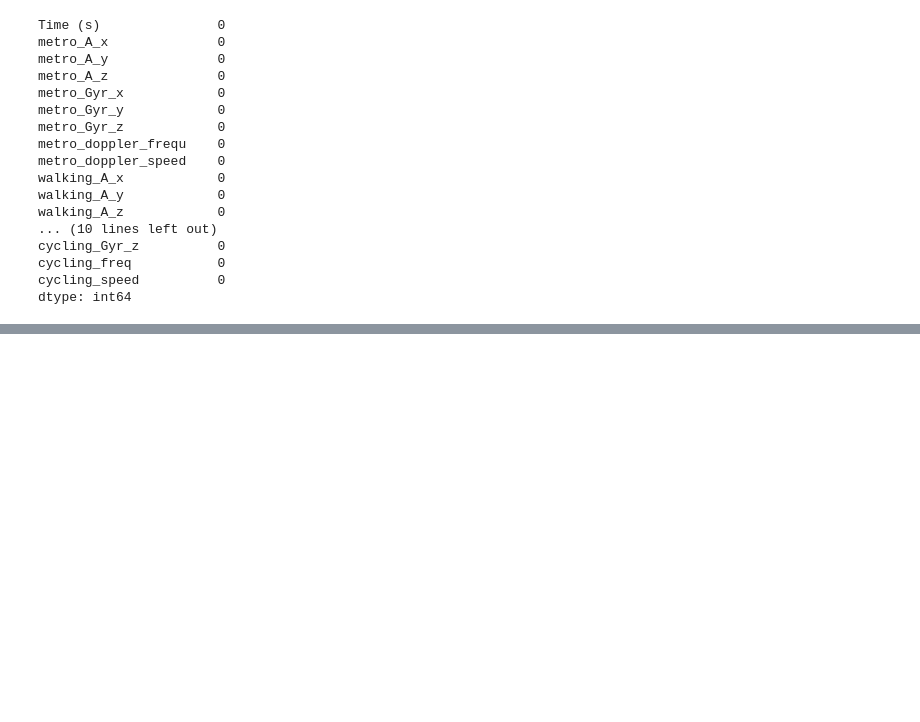
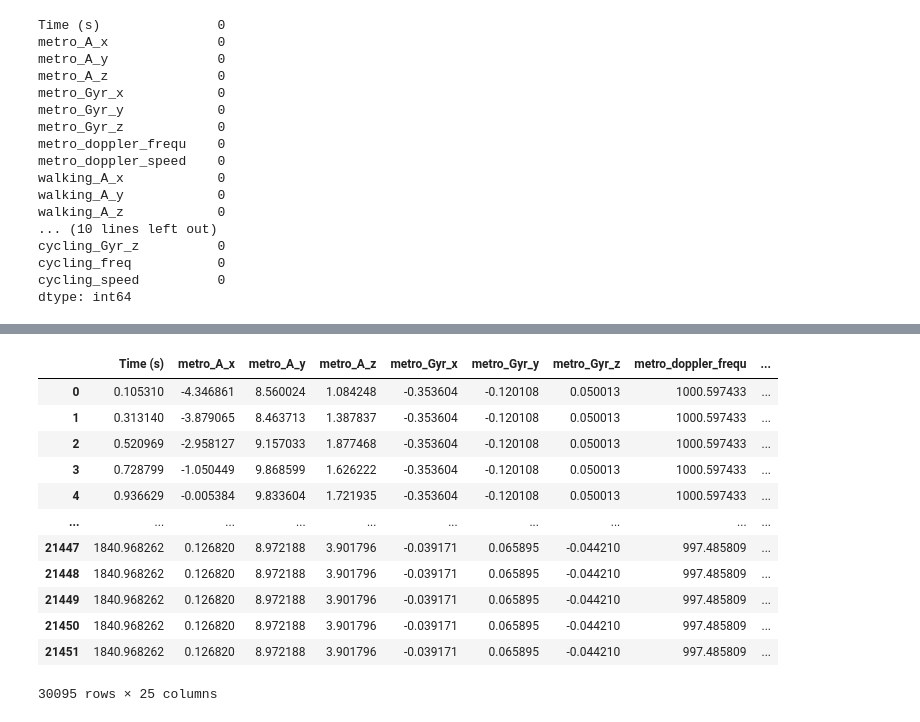
Before and after one commit to arthursun1997/ML4QS, a Jupyter notebook: data_exploration_2.ipynb, the cells around one changed output, grey strips where cells are left out. Saved outputs shown, nothing was run; the diff lists cells and outputs as text; code cells hidden in the pictures; blank space fills up the shorter version.

```diff
--- a/data_exploration_2.ipynb
+++ b/data_exploration_2.ipynb
@@ -684,3 +733,21 @@ dtype: int64
+# %%
+#remove last 20000 rows
+df_all = df_all.iloc[:-10000, :]
+df_all
+# %% [output]
+|  | Time (s) | metro_A_x | metro_A_y | metro_A_z | metro_Gyr_x | metro_Gyr_y | metro_Gyr_z | metro_doppler_frequ | ... |
+| 0 | 0.105310 | -4.346861 | 8.560024 | 1.084248 | -0.353604 | -0.120108 | 0.050013 | 1000.597433 | ... |
+| 1 | 0.313140 | -3.879065 | 8.463713 | 1.387837 | -0.353604 | -0.120108 | 0.050013 | 1000.597433 | ... |
+| 2 | 0.520969 | -2.958127 | 9.157033 | 1.877468 | -0.353604 | -0.120108 | 0.050013 | 1000.597433 | ... |
+| 3 | 0.728799 | -1.050449 | 9.868599 | 1.626222 | -0.353604 | -0.120108 | 0.050013 | 1000.597433 | ... |
+| 4 | 0.936629 | -0.005384 | 9.833604 | 1.721935 | -0.353604 | -0.120108 | 0.050013 | 1000.597433 | ... |
+| ... | ... | ... | ... | ... | ... | ... | ... | ... | ... |
+| 21447 | 1840.968262 | 0.126820 | 8.972188 | 3.901796 | -0.039171 | 0.065895 | -0.044210 | 997.485809 | ... |
+| 21448 | 1840.968262 | 0.126820 | 8.972188 | 3.901796 | -0.039171 | 0.065895 | -0.044210 | 997.485809 | ... |
+| 21449 | 1840.968262 | 0.126820 | 8.972188 | 3.901796 | -0.039171 | 0.065895 | -0.044210 | 997.485809 | ... |
+| 21450 | 1840.968262 | 0.126820 | 8.972188 | 3.901796 | -0.039171 | 0.065895 | -0.044210 | 997.485809 | ... |
+| 21451 | 1840.968262 | 0.126820 | 8.972188 | 3.901796 | -0.039171 | 0.065895 | -0.044210 | 997.485809 | ... |
+30095 rows × 25 columns
 # %%
 #save df_all to csv
 df_all.to_csv('df_all.csv', index=False)
```
Also changed, not shown: parts of 30 cells of this notebook, 2 other files.
